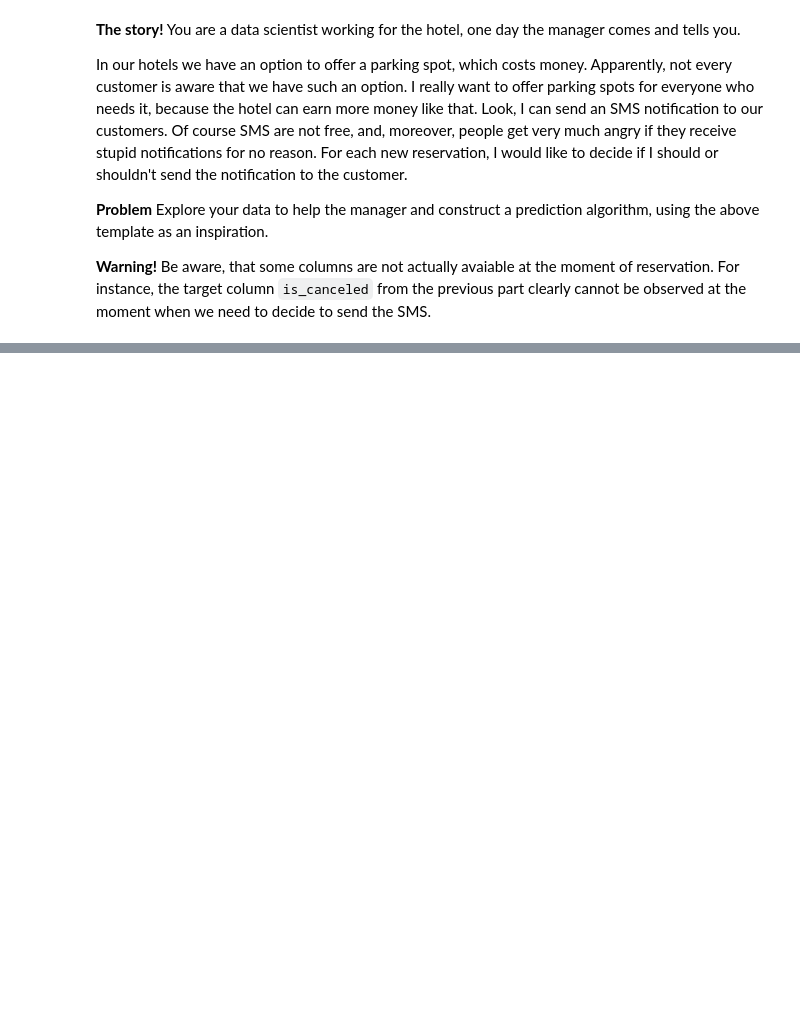
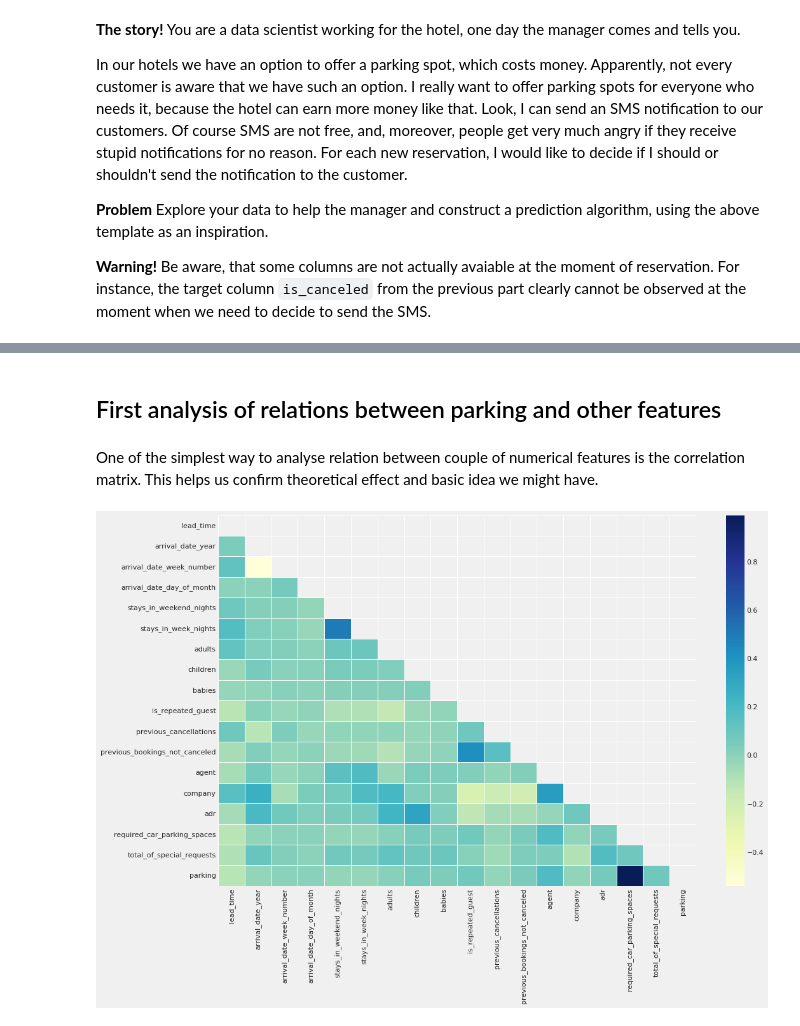
Before and after one commit to Noureddineidir/Applied-ML-ENSAE-Course-, a Jupyter notebook: TP2.ipynb, the cells around one changed output, grey strips where cells are left out. Saved outputs shown, nothing was run; the diff lists cells and outputs as text; code cells hidden in the pictures; blank space fills up the shorter version.

```diff
--- a/TP2.ipynb
+++ b/TP2.ipynb
@@ -469,0 +532,4 @@ In our hotels we have an option to offer a parking spot, which costs money. Appa
+# %%
+# Creation of the target, we want to predict if group = True then we send a message else we don't
+data['parking'] = data["required_car_parking_spaces"] >= 1 #create a column that indicates to which group the line belongs
+# that would be our target column, we want to predict whether or it's a reservation with parking slot requirement
@@ -469,0 +542,12 @@ In our hotels we have an option to offer a parking spot, which costs money. Appa
+# %% [markdown]
+## First analysis of relations between parking and other features
+# %% [markdown]
+One of the simplest way to analyse relation between couple of numerical features is the correlation matrix. This helps us confirm theoretical effect and basic idea we might have.
+# %%
+corr=data.corr()
+fig, ax = plt.subplots(figsize=(15,10))
+mask = np.triu(np.ones_like(corr, dtype = bool)) #mask the symetric
+sns.heatmap(corr,cmap='YlGnBu',linewidths=0.5, ax=ax, mask=mask)
+plt.show()
+# %% [output]
+[figure, added]
```
Also changed, not shown: parts of 84 cells of this notebook.
